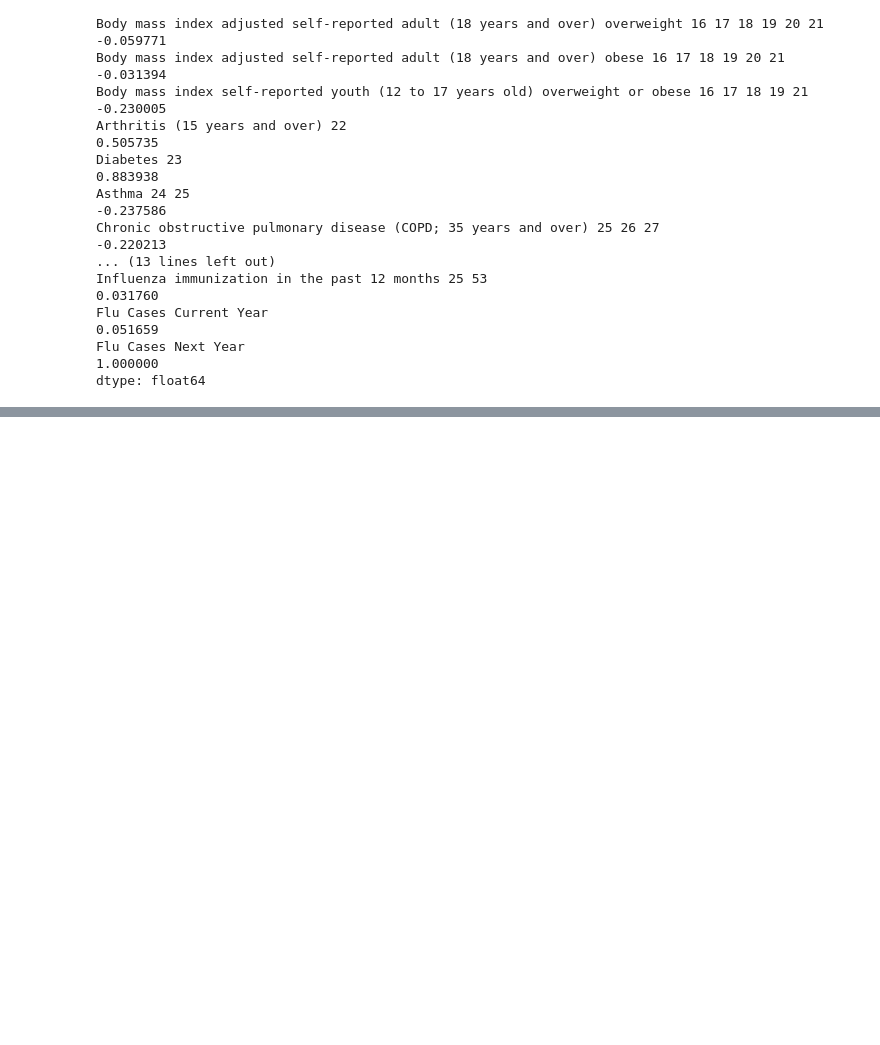
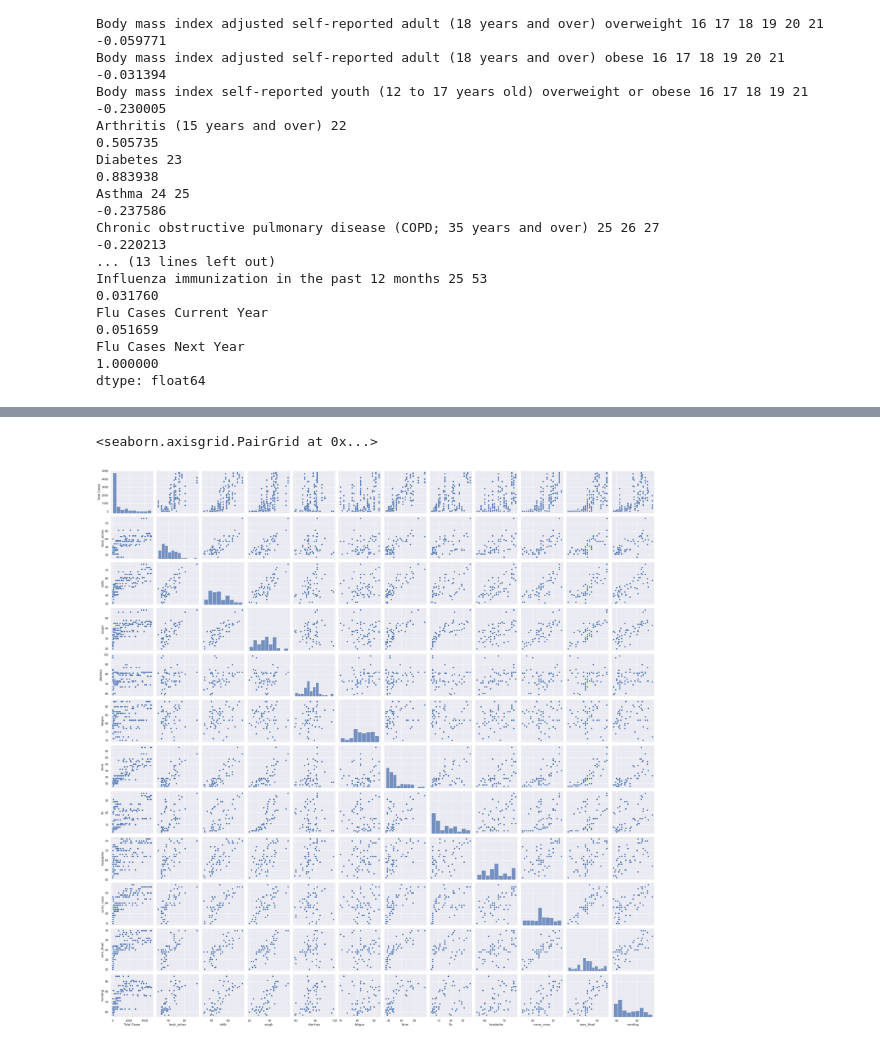
Before and after one commit to jess-moloney/LHL_final_project_influenza_forecasting, a Jupyter notebook: notebooks/Data_Cleaning.ipynb, the cells around one changed output, grey strips where cells are left out. Cells and saved outputs as stored; diff of their text form; code cells hidden in the pictures; blank space fills up the shorter version.

Commit message:
created dataframes for google trend flu symptoms, random forest models based on trends, time of year, defined arima_model, rf_model, evaluate model functions,

```diff
--- a/notebooks/Data_Cleaning.ipynb
+++ b/notebooks/Data_Cleaning.ipynb
@@ -566,0 +589,3 @@ sns.pairplot(df_indicators, kind='scatter')
+# %%
+df_flu_symptoms_pre_COVID = df_flu_symptoms[df_flu_symptoms.index < pd.to_datetime('2020-03-01')]
+df_flu_symptoms_COVID = df_flu_symptoms[df_flu_symptoms.index >= pd.to_datetime('2020-03-01')]
@@ -566,0 +599,7 @@ sns.pairplot(df_indicators, kind='scatter')
+# %%
+months = [x.month for x in df_flu_symptoms_pre_COVID.index]
+years = [x.year for x in df_flu_symptoms_pre_COVID.index]
+X = np.array([months, years]).T
+dates = pd.DataFrame(X, columns = ['month', 'year'])
+df_flu_symptoms_pre_COVID = df_flu_symptoms_pre_COVID.reset_index(drop=True)
+df_flu_symptoms_pre_COVID = pd.concat([dates, df_flu_symptoms_pre_COVID], axis=1)
@@ -566,0 +613,16 @@ sns.pairplot(df_indicators, kind='scatter')
+# %%
+df_flu = pickle.load(open(r"..\data\flu_cases\df_flu_total.pkl", "rb" ))
+
+months = [x.month for x in df_flu.index]
+years = [x.year for x in df_flu.index]
+weeks = [x.weekofyear for x in df_flu.index]
+
+X = np.array([months, years, weeks]).T
+df = pd.DataFrame(X, columns = ['month', 'year', 'week'])
+
+df_flu = df_flu.reset_index(drop=True)
+new = pd.concat([df_flu, df], axis=1)
+
+new_df_flu = pd.merge(new, df_flu_symptoms, how='left', on=['month','year'])
+
+df_flu_symptoms = new_df_flu.drop(columns=['month','year','week'])
@@ -566,0 +645,16 @@ sns.pairplot(df_indicators, kind='scatter')
+# %%
+df_flu_pre_COVID = pickle.load(open(r"..\data\flu_cases\df_flu_pre_COVID_total.pkl", "rb" ))
+
+months = [x.month for x in df_flu_pre_COVID.index]
+years = [x.year for x in df_flu_pre_COVID.index]
+weeks = [x.weekofyear for x in df_flu_pre_COVID.index]
+
+X = np.array([months, years, weeks]).T
+df = pd.DataFrame(X, columns = ['month', 'year', 'week'])
+
+df_flu_pre_COVID = df_flu_pre_COVID.reset_index(drop=True)
+new = pd.concat([df_flu_pre_COVID, df], axis=1)
+
+new_df_flu_pre_COVID = pd.merge(new, df_flu_symptoms_pre_COVID, how='left', on=['month','year'])
+
+df_flu_symptoms_pre_COVID = new_df_flu_pre_COVID.drop(columns=['month','year','week'])
@@ -566,0 +725,5 @@ sns.pairplot(df_indicators, kind='scatter')
+# %%
+sns.pairplot(df_flu_symptoms_pre_COVID, kind='scatter')
+# %% [output]
+<seaborn.axisgrid.PairGrid at 0x...>
+[figure, added]
```
Also changed, not shown: parts of 47 cells of this notebook, 34 other files.
